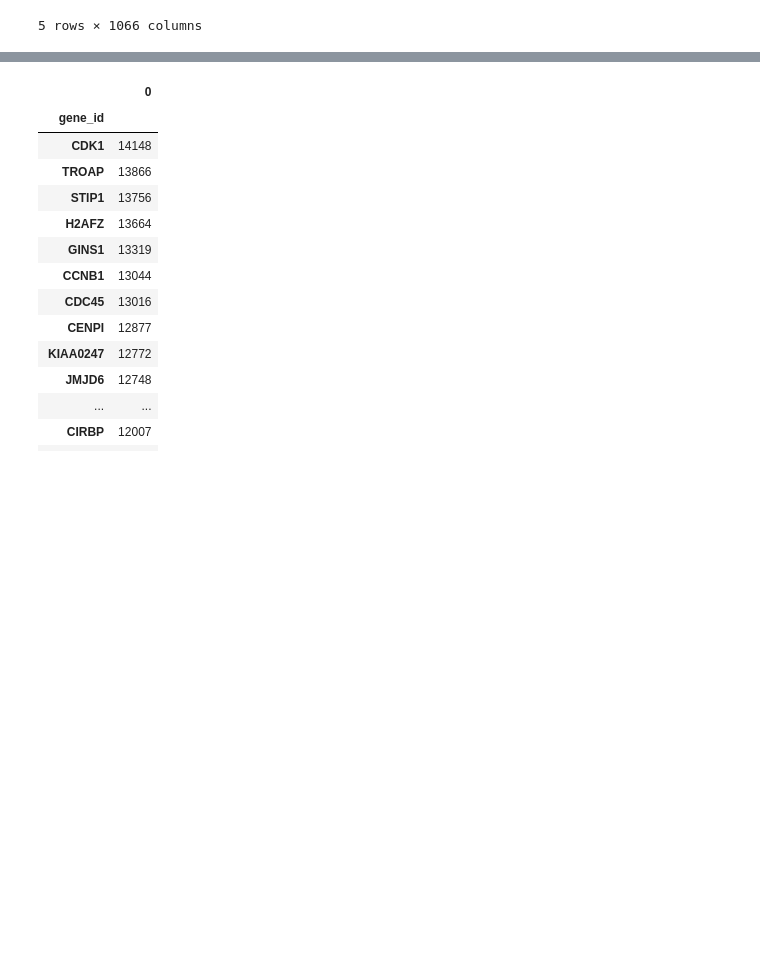
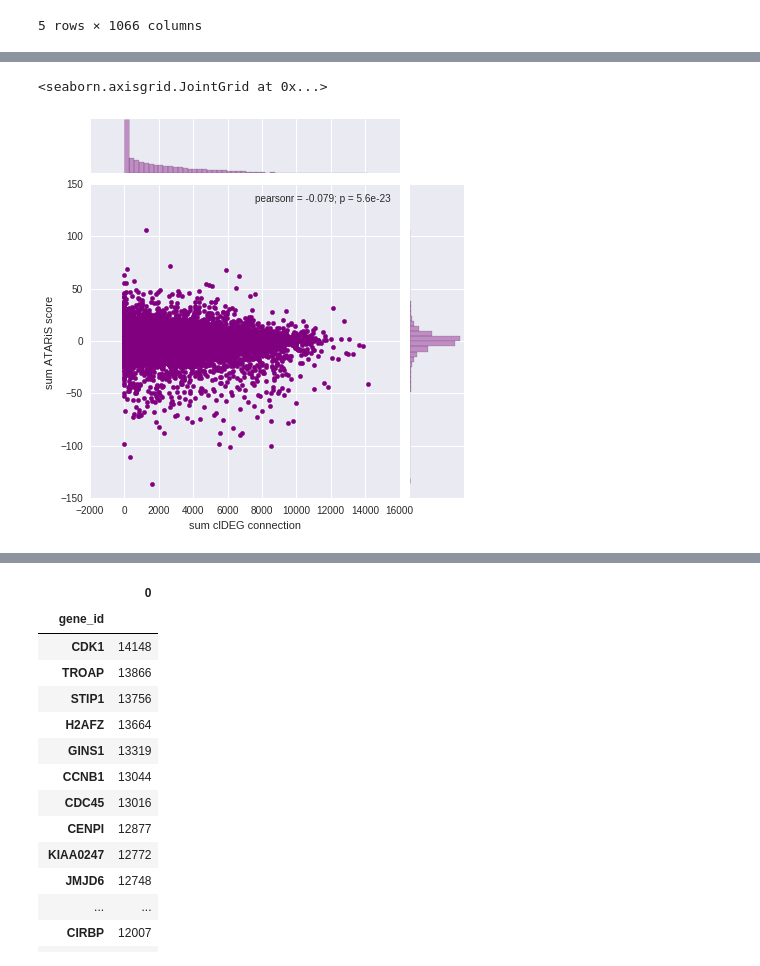
Before and after one commit to thjmattth/clove, a Jupyter notebook: vulnerability_vector.ipynb, the cells around one changed output, grey strips where cells are left out. Saved outputs shown, nothing was run; the diff lists cells and outputs as text; code cells hidden in the pictures; blank space fills up the shorter version.

```diff
--- a/vulnerability_vector.ipynb
+++ b/vulnerability_vector.ipynb
@@ -202,0 +229,8 @@ counts.head()
+# %%
+sum_merge = pd.DataFrame(counts.sum(axis=1)).merge(pd.DataFrame(demeter_brca.sum(axis=1)), left_index=True, right_index=True)
+sum_merge.columns = ['sum clDEG connection', 'sum ATARiS score']
+%matplotlib inline
+sns.jointplot(x="sum clDEG connection", y="sum ATARiS score", data=sum_merge, color='purple')
+# %% [output]
+<seaborn.axisgrid.JointGrid at 0x...>
+[figure, added]
```
Also changed, not shown: parts of 23 cells of this notebook, 10 other files.
